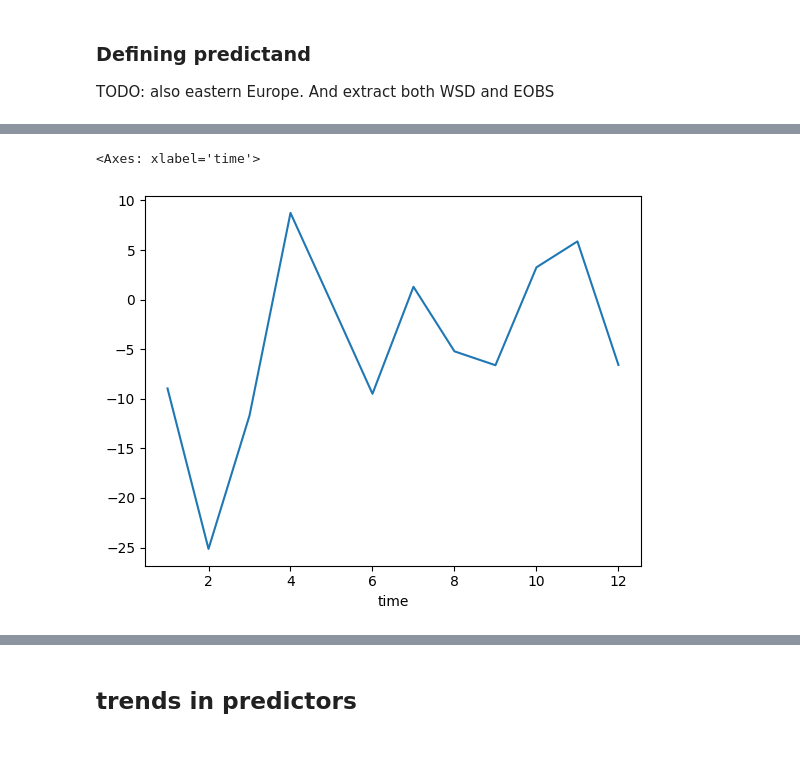
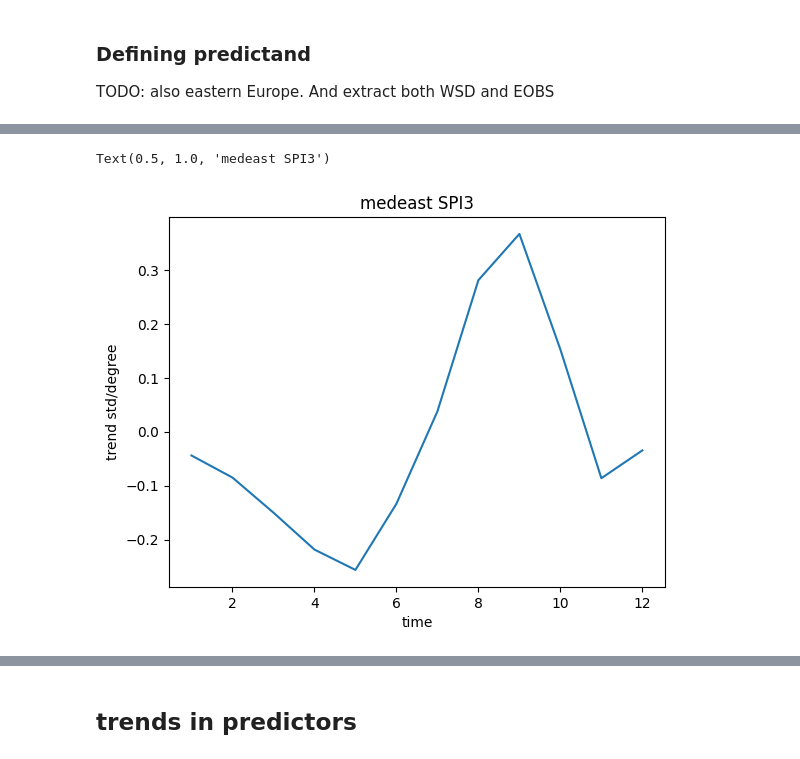
Before and after one commit to chiemvs/Medley, a Jupyter notebook: notebooks/Temporal_exploration.ipynb, the cells around one changed output, grey strips where cells are left out. Cells and saved outputs as stored; diff of their text form; code cells hidden in the pictures.

```diff
--- a/notebooks/Temporal_exploration.ipynb
+++ b/notebooks/Temporal_exploration.ipynb
@@ -48,6 +38,6 @@ mask.plot()
 # %%
 rr_eobs = xr.open_zarr('/scistor/ivm/jsn295/Medi/monthly/rr_mon_ens_mean_0.1deg_reg_v27.0e.zarr/')['rr'].compute()
-df = get_monthly_data().to_pandas()
+df = get_monthly_data()
 target = average_within_mask(mask = mask, data = rr_eobs).to_frame()
 target.columns = pd.MultiIndex.from_tuples([('rrmon',0,'EOBS')], names = tscolnames)
 df = df.loc[target.index,:]
@@ -73,14 +44,25 @@ target
+# %%
+target2 = prep_ecad(target_region=regions[regionname], target_var = 'SPI3').to_frame()
+target2.columns = pd.MultiIndex.from_tuples([('SPI3',0,'ECAD')], names = tscolnames)
 # %%
-def estimate_gmstcoef(series):
-    x = df.loc[series.index, 'gmst']
+def estimate_gmstcoef(series : pd.DataFrame):
+    #overlap = series.index.intersection(df.index)
+    #inputs = df.loc[overlap, ['gmst']].join(series.loc[overlap,:])
+    inputs = df[['gmst']].join(series, how = 'inner')
+    inputs = inputs.dropna()
     ln = LinearRegression()
-    ln.fit(X = x, y = series.squeeze())
+    ln.fit(X = inputs.iloc[:,[0]], y = inputs.iloc[:,-1])
     return ln.coef_[0]
 # %%
 mcoefs = target.groupby(target.index.month).apply(estimate_gmstcoef)
 mcoefs.name = 'trend mm/degree'
+# %%
+mcoefs = target2.groupby(target2.index.month).apply(estimate_gmstcoef)
+mcoefs.name = 'trend std/degree'
 # %%
-mcoefs.plot()
+ax = mcoefs.plot()
+ax.set_ylabel(mcoefs.name)
+ax.set_title(regionname + ' SPI3')
 # %% [output]
-<Axes: xlabel='time'>
+Text(0.5, 1.0, 'medeast SPI3')
-[figure, old version]
+[figure, new version]
```
Also changed, not shown: parts of 17 cells of this notebook, 10 other files.
